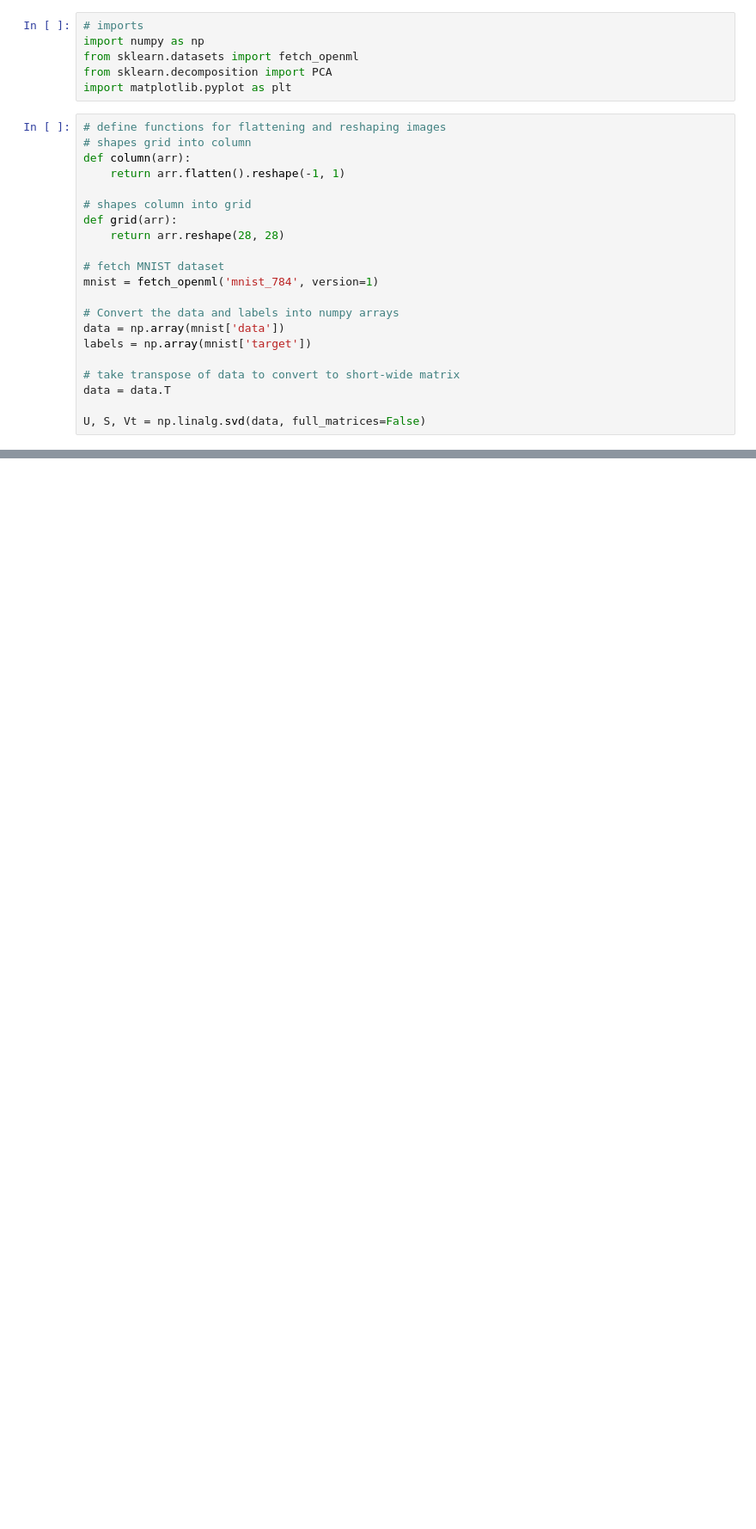
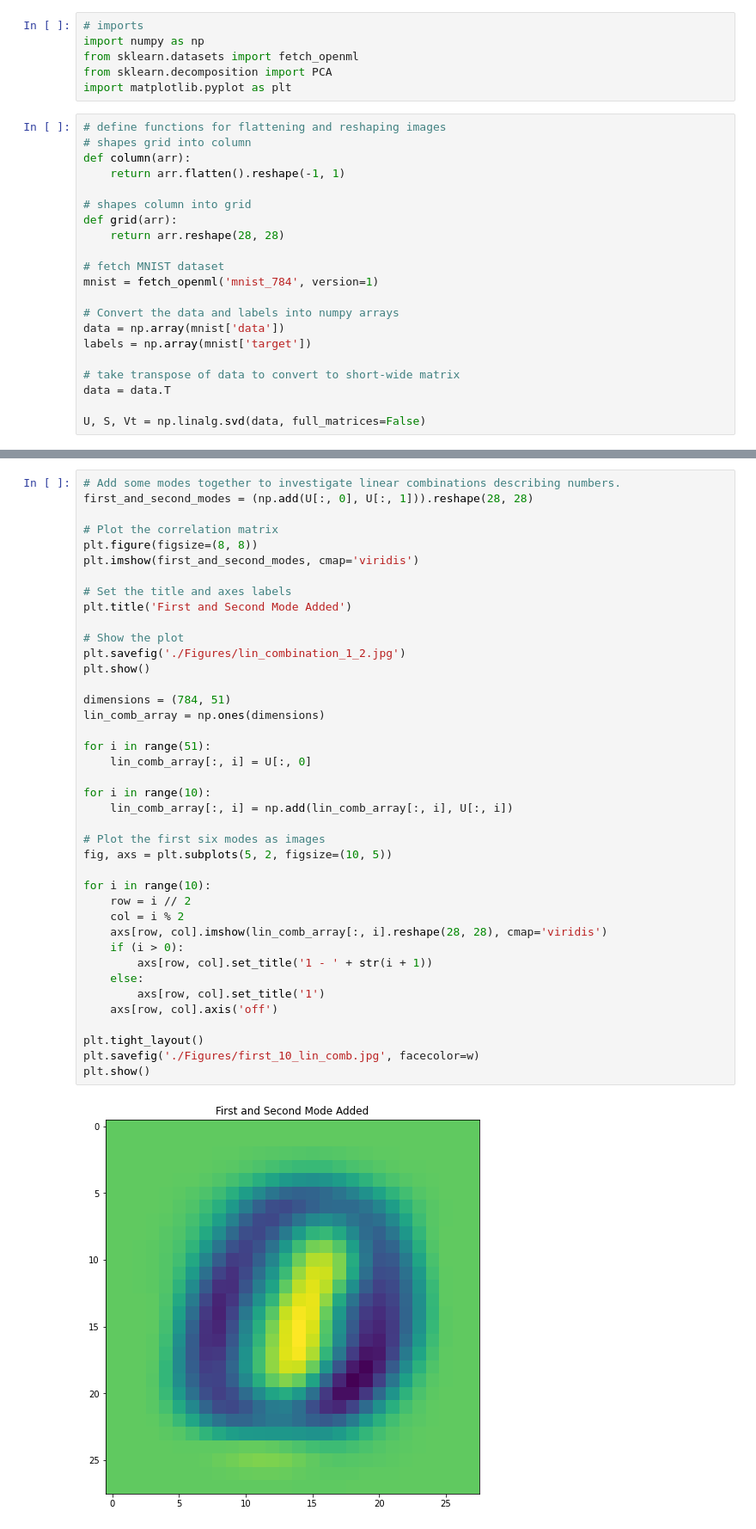
Before and after one commit to ewan-lister/EE-399, a Jupyter notebook: Homework/HW3/HW3_Code.ipynb, the cells around one changed output, grey strips where cells are left out. Shown at 86% size. Cells and saved outputs as stored; diff of their text form; blank space fills up the shorter version.

```diff
--- a/Homework/HW3/HW3_Code.ipynb
+++ b/Homework/HW3/HW3_Code.ipynb
@@ -106,0 +109,42 @@ Percentage of the variance captured by Mode 6: 2.58%
+# %%
+# Add some modes together to investigate linear combinations describing numbers.
+first_and_second_modes = (np.add(U[:, 0], U[:, 1])).reshape(28, 28)
+
+# Plot the correlation matrix
+plt.figure(figsize=(8, 8))
+plt.imshow(first_and_second_modes, cmap='viridis')
+
+# Set the title and axes labels
+plt.title('First and Second Mode Added')
+
+# Show the plot
+plt.savefig('./Figures/lin_combination_1_2.jpg')
+plt.show()
+
+dimensions = (784, 51)
+lin_comb_array = np.ones(dimensions)
+
+for i in range(51):
+    lin_comb_array[:, i] = U[:, 0]
+
+for i in range(10):
+    lin_comb_array[:, i] = np.add(lin_comb_array[:, i], U[:, i])
+
+# Plot the first six modes as images
+fig, axs = plt.subplots(5, 2, figsize=(10, 5))
+
+for i in range(10):
+    row = i // 2
+    col = i % 2
+    axs[row, col].imshow(lin_comb_array[:, i].reshape(28, 28), cmap='viridis')
+    if (i > 0):
+        axs[row, col].set_title('1 - ' + str(i + 1))
+    else:
+        axs[row, col].set_title('1')
+    axs[row, col].axis('off')
+
+plt.tight_layout()
+plt.savefig('./Figures/first_10_lin_comb.jpg', facecolor=w)
+plt.show()
+# %% [output]
+[figure, added]
```
Also changed, not shown: parts of 7 cells of this notebook, 8 other files.
